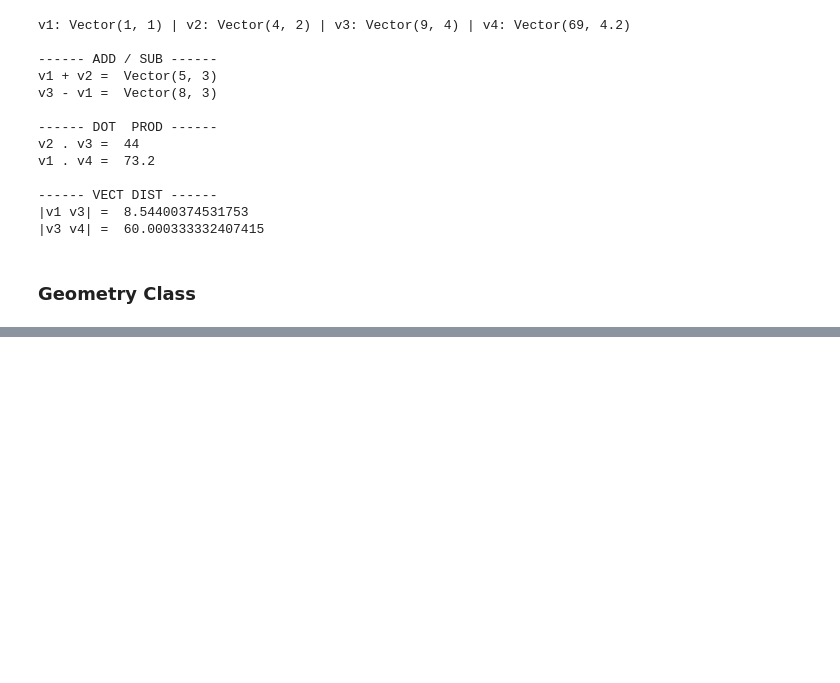
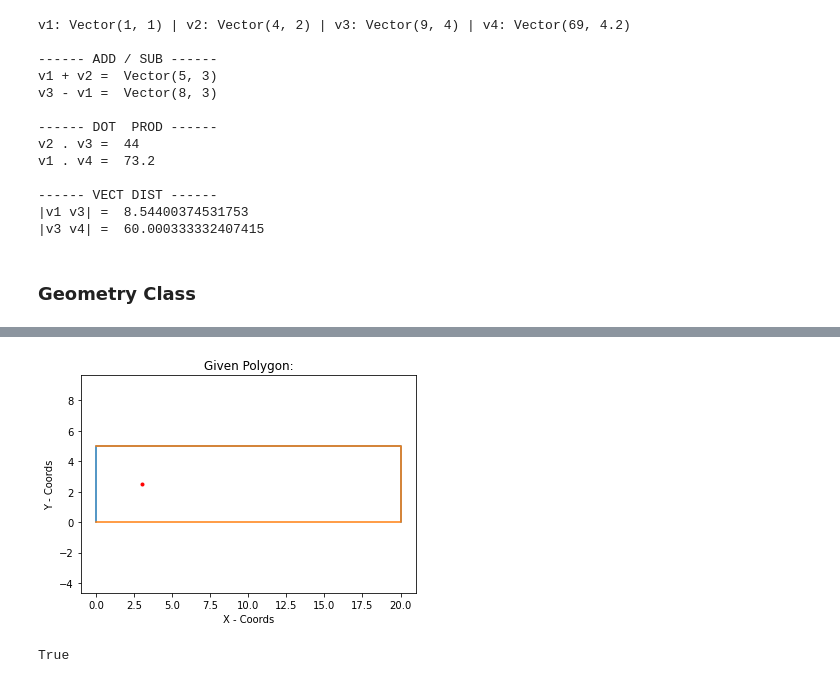
Before and after one commit to jventura1738/COSC311, a Jupyter notebook: LABS/Lab2_JV/Lab2.ipynb, the cells around one changed output, grey strips where cells are left out. Cells and saved outputs as stored; diff of their text form; code cells hidden in the pictures; blank space fills up the shorter version.

```diff
--- a/LABS/Lab2_JV/Lab2.ipynb
+++ b/LABS/Lab2_JV/Lab2.ipynb
@@ -247,23 +252,18 @@ poly = Geometry(all_vertices, my_list)
 # %%
 import matplotlib.pyplot as plt
-import numpy as np
 
-def draw_polygon(poly: Geometry = None) -> None:
-    x = [k[0].get_x() for k in poly._edges]
-    x += [k[1].get_x() for k in poly._edges]
-    y = [k[0].get_y() for k in poly._edges]
-    y += [k[1].get_y() for k in poly._edges]
+def draw_polygon(poly: Geometry = None, q_point: List = None) -> None:
+    """
+    Draws the given polygon.  NOTE: q_point should be a list of two
+    coordinates: [x, y].
+    """
+    x = [ [pair[0].get_x()] + [pair[1].get_x()] for pair in poly._edges ]
+    y = [ [pair[0].get_y()] + [pair[1].get_y()] for pair in poly._edges ]
 
     plt.plot(x, y)
+    plt.plot(q_point[0], q_point[1], marker='o', markersize=3, color="red")
     plt.title('Given Polygon:')
     plt.xlabel('X - Coords')
     plt.ylabel('Y - Coords')
     plt.axis('equal')
     plt.show()
-
-print('Triangle Test:')
-v2 = [Vector(0, 0), Vector(5, 10), Vector(20, 2)]
-e2 = [(Vector(0, 0), Vector(5, 10)), (Vector(5, 10), Vector(20, 2)), (Vector(20, 2), Vector(0, 0)) ]
-poly2 = Geometry(v2, e2)
-draw_polygon(poly2)
-print(poly2.is_closed())
@@ -279,0 +280,17 @@ True
+# %%
+# QUERY POINTS:
+query_points = [ [3, 2.5], [1, 11], [7, 7], [5.5, 4.5] ]
+# %%
+# Rectangle
+vertices = [(0, 0), (0, 5), (20, 5), (20, 0)]
+edges = [ ( (0, 0), (0, 5) ), ( (0, 5), (20, 5) ), ( (20, 5), (20, 0) ), ( (20, 0), (0, 0) ) ]
+
+rect_v = [Vector(pair[0], pair[1]) for pair in vertices]
+rect_e = [ ( Vector(pair[0][0], pair[0][1]), Vector(pair[1][0], pair[1][1]) ) for pair in edges]
+rect = Geometry(rect_v, rect_e)
+
+draw_polygon(rect, query_points[0])
+print(rect.is_inside(Vector(query_points[0][0], query_points[0][1])))
+# %% [output]
+[figure, added]
+True
```
Also changed, not shown: parts of 6 cells of this notebook.
